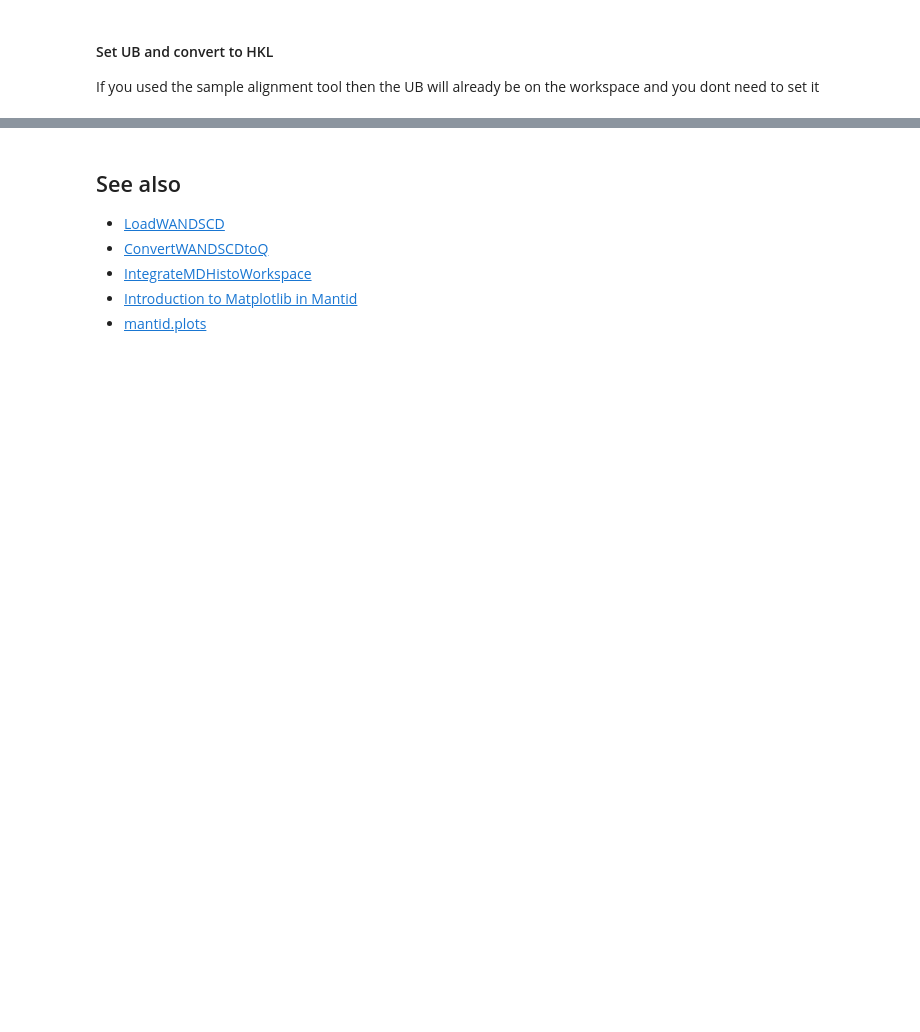
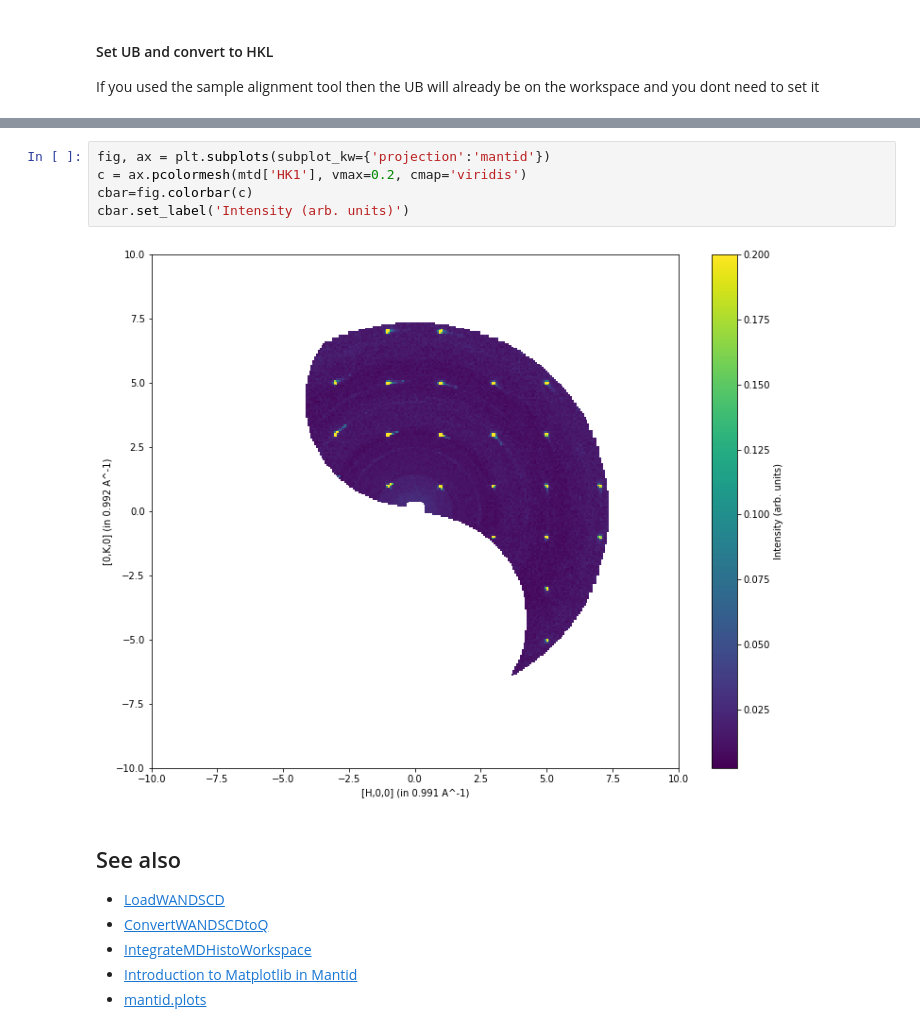
Before and after one commit to rosswhitfield/wand, a Jupyter notebook: notebooks/Single Crystal Reduction - KCl.ipynb, the cells around one changed output, grey strips where cells are left out. Cells and saved outputs as stored; diff of their text form; blank space fills up the shorter version.

```diff
--- a/notebooks/Single Crystal Reduction - KCl.ipynb
+++ b/notebooks/Single Crystal Reduction - KCl.ipynb
@@ -142,3 +229,10 @@ cbar.set_label('Intensity (arb. units)')
+# %%
+fig, ax = plt.subplots(subplot_kw={'projection':'mantid'})
+c = ax.pcolormesh(mtd['HK1'], vmax=0.2, cmap='viridis')
+cbar=fig.colorbar(c)
+cbar.set_label('Intensity (arb. units)')
+# %% [output]
+[figure, added]
 # %% [markdown]
 ## See also
 
```
Also changed, not shown: parts of 18 cells of this notebook.
